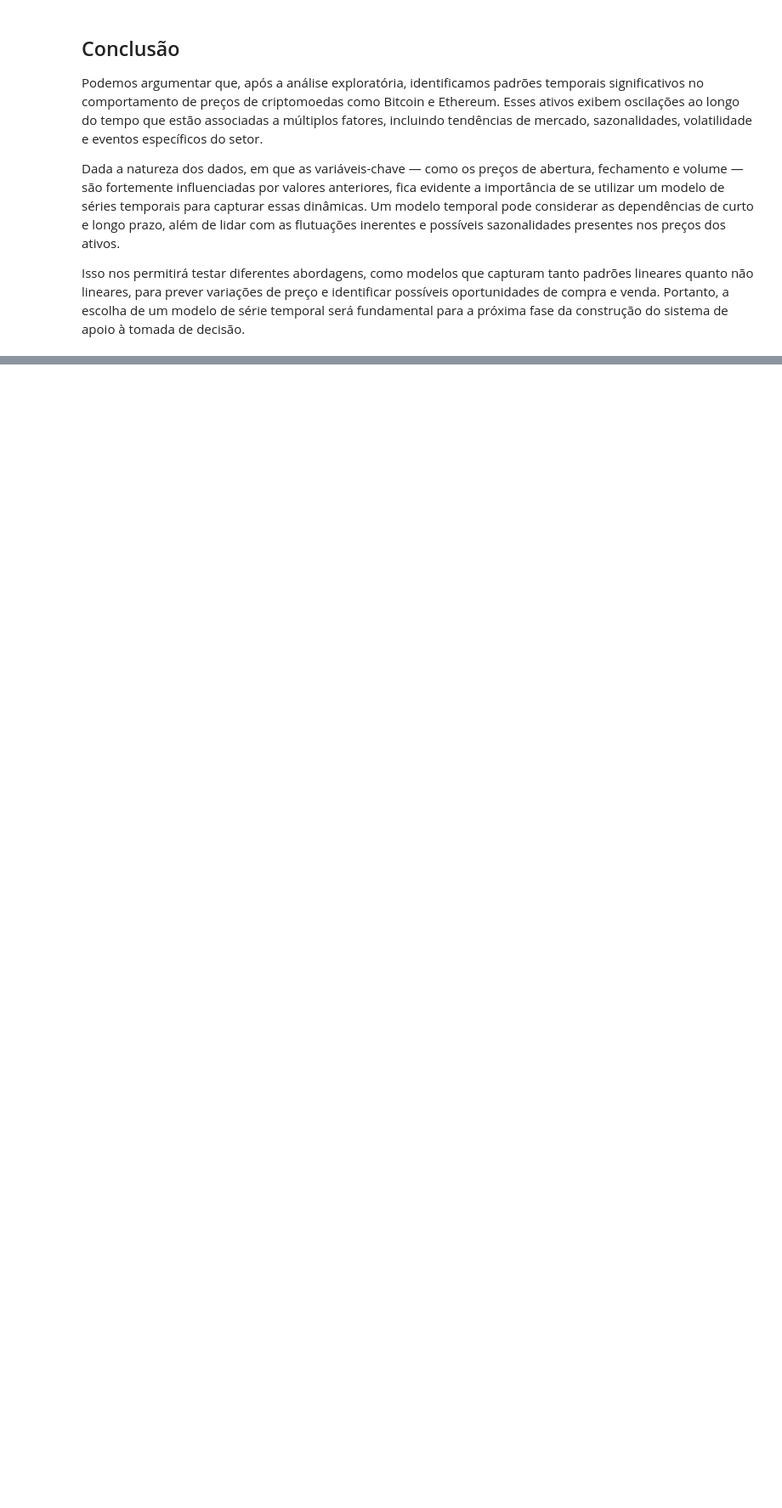
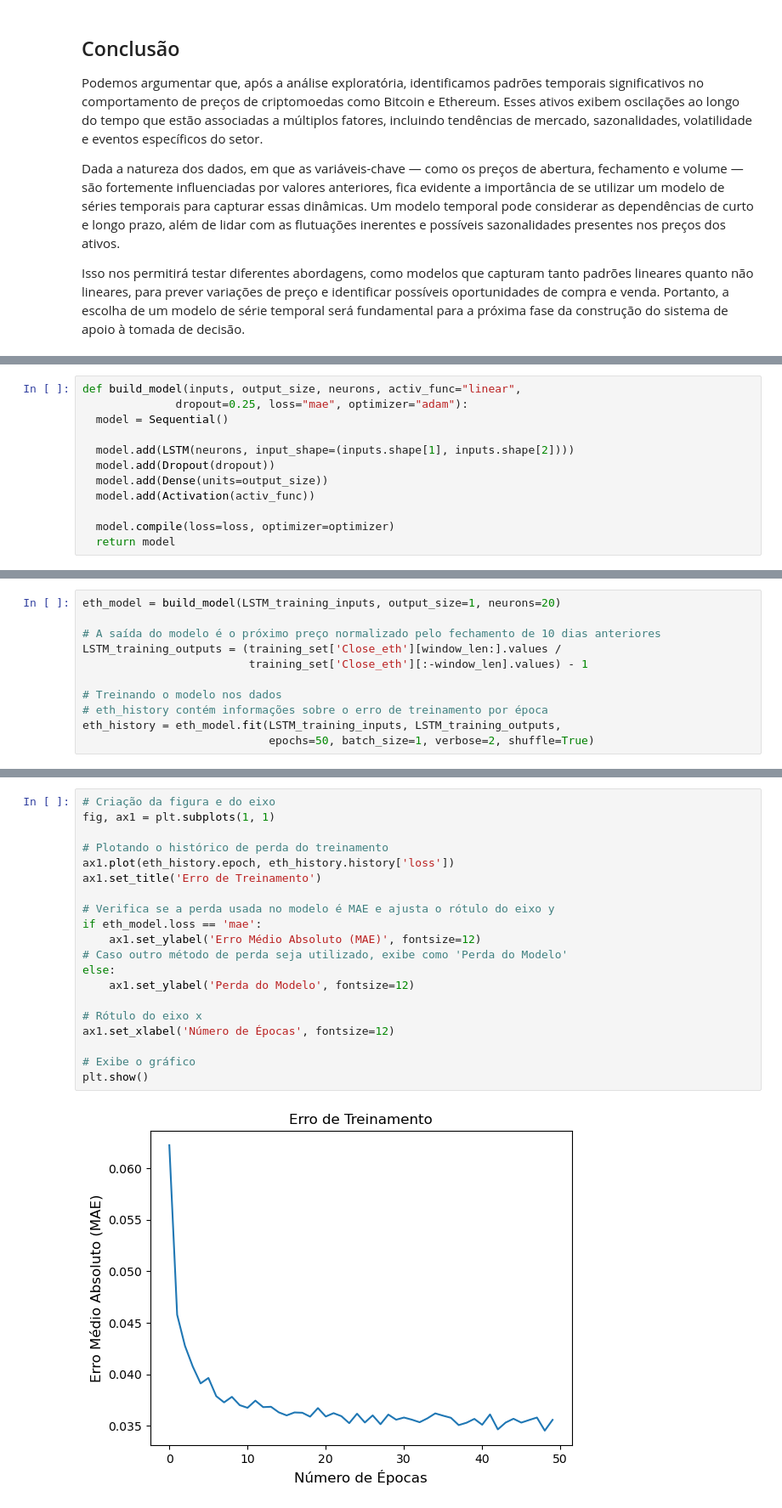
Before and after one commit to lidiamariano/Tomada-de-decis-es-para-investimento-em-cripto-ativos, a Jupyter notebook: src/notebook/predicting-crypto.ipynb, the cells around one changed output, grey strips where cells are left out. Shown at 85% size. Drawn from its saved outputs; the diff is of its cells as text; blank space fills up the shorter version.

```diff
--- a/src/notebook/predicting-crypto.ipynb
+++ b/src/notebook/predicting-crypto.ipynb
@@ -178,0 +414,12 @@ Isso nos permitirá testar diferentes abordagens, como modelos que capturam tant
+# %%
+def build_model(inputs, output_size, neurons, activ_func="linear",
+              dropout=0.25, loss="mae", optimizer="adam"):
+  model = Sequential()
+
+  model.add(LSTM(neurons, input_shape=(inputs.shape[1], inputs.shape[2])))
+  model.add(Dropout(dropout))
+  model.add(Dense(units=output_size))
+  model.add(Activation(activ_func))
+
+  model.compile(loss=loss, optimizer=optimizer)
+  return model
@@ -178,0 +428,11 @@ Isso nos permitirá testar diferentes abordagens, como modelos que capturam tant
+# %%
+eth_model = build_model(LSTM_training_inputs, output_size=1, neurons=20)
+
+# A saída do modelo é o próximo preço normalizado pelo fechamento de 10 dias anteriores
+LSTM_training_outputs = (training_set['Close_eth'][window_len:].values /
+                         training_set['Close_eth'][:-window_len].values) - 1
+
+# Treinando o modelo nos dados
+# eth_history contém informações sobre o erro de treinamento por época
+eth_history = eth_model.fit(LSTM_training_inputs, LSTM_training_outputs,
+                            epochs=50, batch_size=1, verbose=2, shuffle=True)
@@ -178,0 +458,22 @@ Isso nos permitirá testar diferentes abordagens, como modelos que capturam tant
+# %%
+# Criação da figura e do eixo
+fig, ax1 = plt.subplots(1, 1)
+
+# Plotando o histórico de perda do treinamento
+ax1.plot(eth_history.epoch, eth_history.history['loss'])
+ax1.set_title('Erro de Treinamento')
+
+# Verifica se a perda usada no modelo é MAE e ajusta o rótulo do eixo y
+if eth_model.loss == 'mae':
+    ax1.set_ylabel('Erro Médio Absoluto (MAE)', fontsize=12)
+# Caso outro método de perda seja utilizado, exibe como 'Perda do Modelo'
+else:
+    ax1.set_ylabel('Perda do Modelo', fontsize=12)
+
+# Rótulo do eixo x
+ax1.set_xlabel('Número de Épocas', fontsize=12)
+
+# Exibe o gráfico
+plt.show()
+# %% [output]
+[figure, added]
```
Also changed, not shown: parts of 32 cells of this notebook, 3 other files.
